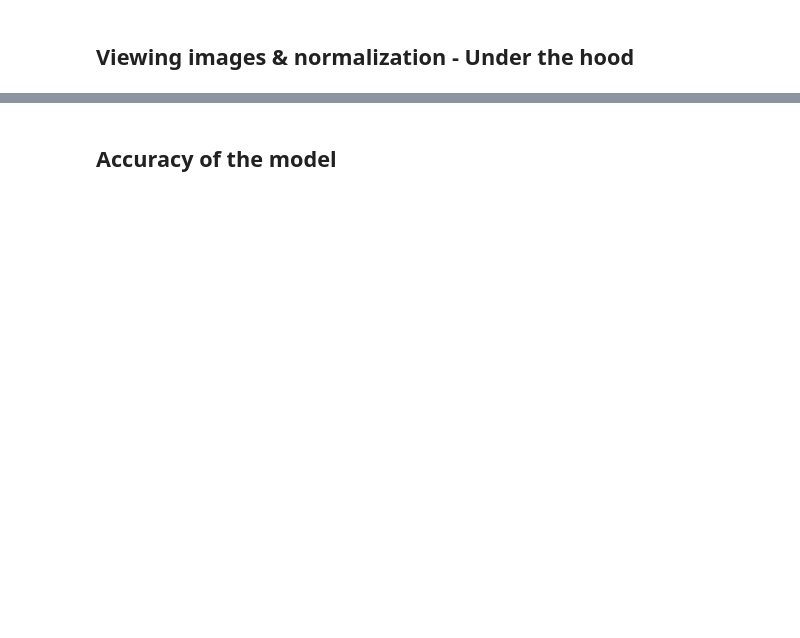
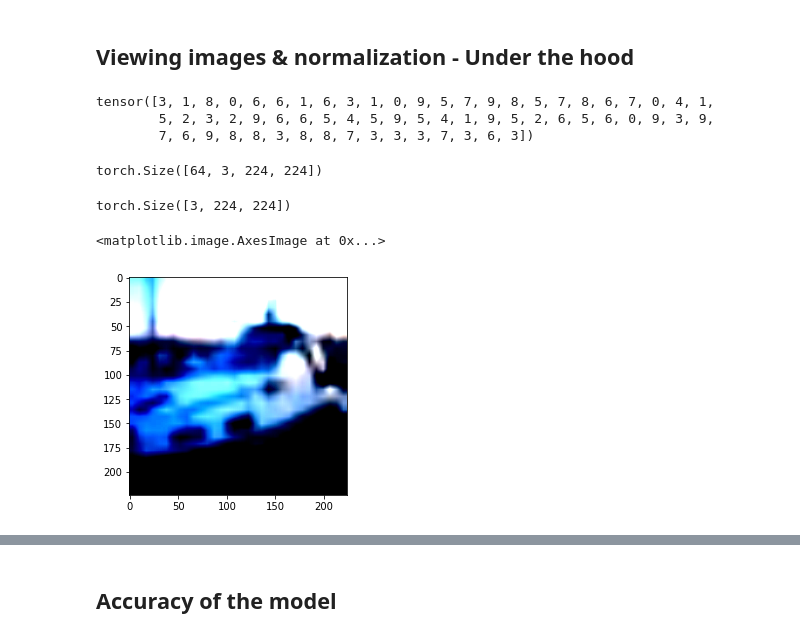
Before and after one commit to Aravinda89/Pytorch-Tutorial, a Jupyter notebook: Fixed_Feature_Extractor.ipynb, the cells around one changed output, grey strips where cells are left out. Drawn from its saved outputs; the diff is of its cells as text; code cells hidden in the pictures; blank space fills up the shorter version.

```diff
--- a/Fixed_Feature_Extractor.ipynb
+++ b/Fixed_Feature_Extractor.ipynb
@@ -209,2 +289,16 @@ print(get_CIFAR10_class(pred[test_image_id]))
 # %% [markdown]
 ## Viewing images & normalization - Under the hood
+# %%
+pred
+# %% [output]
+tensor([3, 1, 8, 0, 6, 6, 1, 6, 3, 1, 0, 9, 5, 7, 9, 8, 5, 7, 8, 6, 7, 0, 4, 1,
+        5, 2, 3, 2, 9, 6, 6, 5, 4, 5, 9, 5, 4, 1, 9, 5, 2, 6, 5, 6, 0, 9, 3, 9,
+        7, 6, 9, 8, 8, 3, 8, 8, 7, 3, 3, 3, 7, 3, 6, 3])
+# %%
+images.size()
+# %% [output]
+torch.Size([64, 3, 224, 224])
+# %%
+images[0].size()
+# %% [output]
+torch.Size([3, 224, 224])
@@ -210,0 +307,5 @@ print(get_CIFAR10_class(pred[test_image_id]))
+# %%
+plt.imshow(np.clip(np.transpose(images[test_image_id],(1,2,0)),0,1))
+# %% [output]
+<matplotlib.image.AxesImage at 0x...>
+[figure, added]
```
Also changed, not shown: parts of 17 cells of this notebook.
